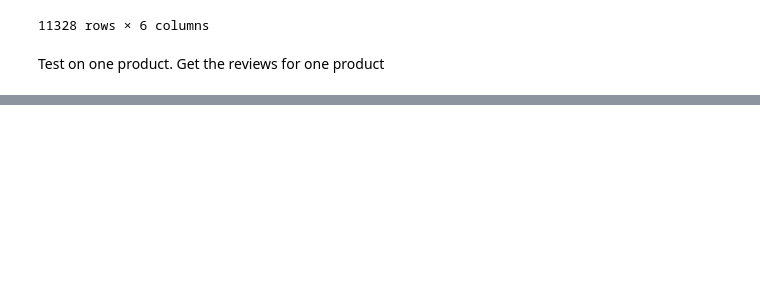
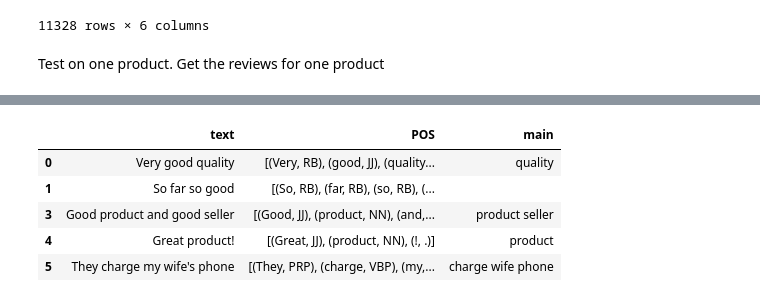
Before and after one commit to betty35/comment-summary-tests, a Jupyter notebook: Test dataframe.ipynb, the cells around one changed output, grey strips where cells are left out. Saved outputs shown, nothing was run; the diff lists cells and outputs as text; code cells hidden in the pictures; blank space fills up the shorter version.

```diff
--- a/Test dataframe.ipynb
+++ b/Test dataframe.ipynb
@@ -129,0 +139,20 @@ reviews['POS'] = reviews[0].apply(nltk.word_tokenize).apply(nltk.pos_tag)
+# %%
+def getMainWords(pos):
+    result = '';
+    for x in pos:
+        if x[1][0:2] in ['NN','VB']:
+            result= result+x[0]+' '
+    if len(result)>0:
+        result= result[0:len(result)-1]
+    return result
+
+reviews['main'] = list(map(getMainWords,reviews['POS']))
+
+reviews[0:5]
+# %% [output]
+|  | text | POS | main |
+| 0 | Very good quality | [(Very, RB), (good, JJ), (quality... | quality |
+| 1 | So far so good | [(So, RB), (far, RB), (so, RB), (... |  |
+| 3 | Good product and good seller | [(Good, JJ), (product, NN), (and,... | product seller |
+| 4 | Great product! | [(Great, JJ), (product, NN), (!, .)] | product |
+| 5 | They charge my wife's phone | [(They, PRP), (charge, VBP), (my,... | charge wife phone |
```
Also changed, not shown: parts of 10 cells of this notebook, 1 other file.
